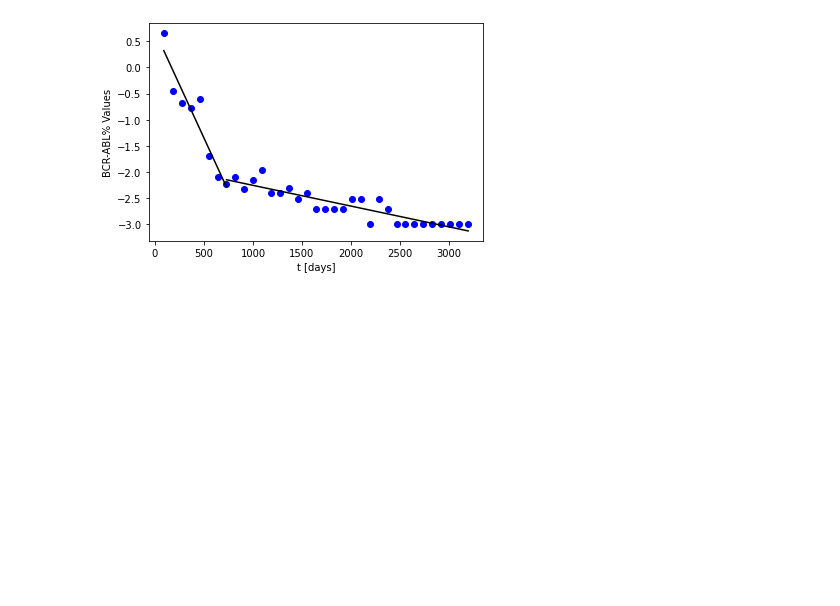
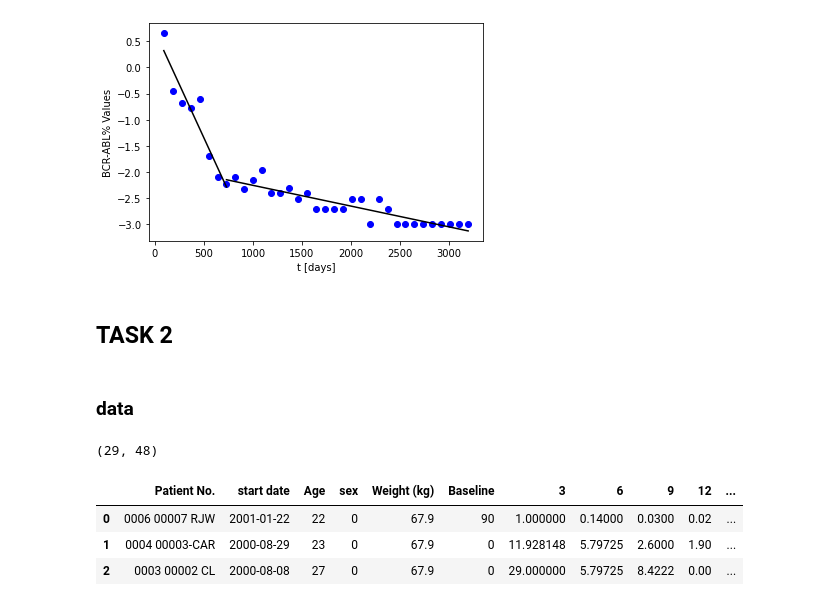
Before and after one commit to Utpal-Mishra/MSc-Thesis-Optimal-Control-Therapy-4-Cancer-Treatment, a Jupyter notebook: OptimalControlTherapy4CancerTreatment.ipynb, the cells around one changed output. Cells and saved outputs as stored; diff of their text form; code cells hidden in the pictures; blank space fills up the shorter version.

```diff
--- a/OptimalControlTherapy4CancerTreatment.ipynb
+++ b/OptimalControlTherapy4CancerTreatment.ipynb
@@ -352,3 +352,23 @@ plt.xlabel("t [days]")
 plt.show()
 # %% [output]
 [figure]
+# %% [markdown]
+## **TASK 2**
+# %% [markdown]
+### data
+# %%
+df = pd.DataFrame(data)
+df.shape
+# %% [output]
+(29, 48)
+# %%
+df.sex = data.sex.apply(lambda x: 0 if x == "F" else 1)
+df["Weight/mean(Weight)-1"] = (df["Weight (kg)"]/round(df["Weight (kg)"].mean(), 1)) - 1
+df["Age/mean(Age)-1"] = (df["Age "]/round(df["Age "].mean(), 1)) - 1
+df["1 - sex"] = 1 - df["sex"]
+df.head(3)
+# %% [output]
+|  | Patient No. | start date | Age | sex | Weight (kg) | Baseline | 3 | 6 | 9 | 12 | ... |
+| 0 | 0006 00007 RJW | 2001-01-22 | 22 | 0 | 67.9 | 90 | 1.000000 | 0.14000 | 0.0300 | 0.02 | ... |
+| 1 | 0004 00003-CAR | 2000-08-29 | 23 | 0 | 67.9 | 0 | 11.928148 | 5.79725 | 2.6000 | 1.90 | ... |
+| 2 | 0003 00002 CL | 2000-08-08 | 27 | 0 | 67.9 | 0 | 29.000000 | 5.79725 | 8.4222 | 0.00 | ... |
```
Also changed, not shown: parts of 5 cells of this notebook.
